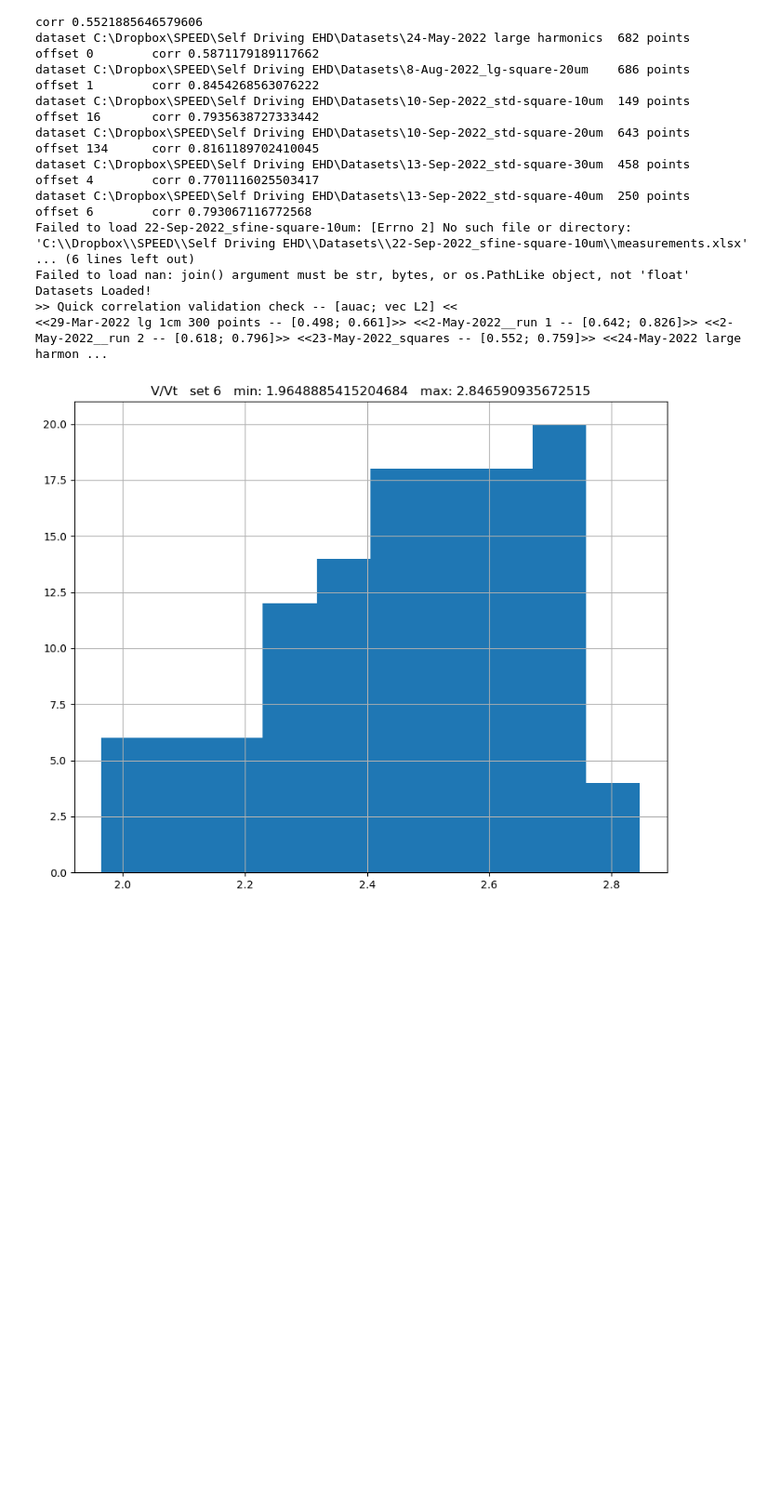
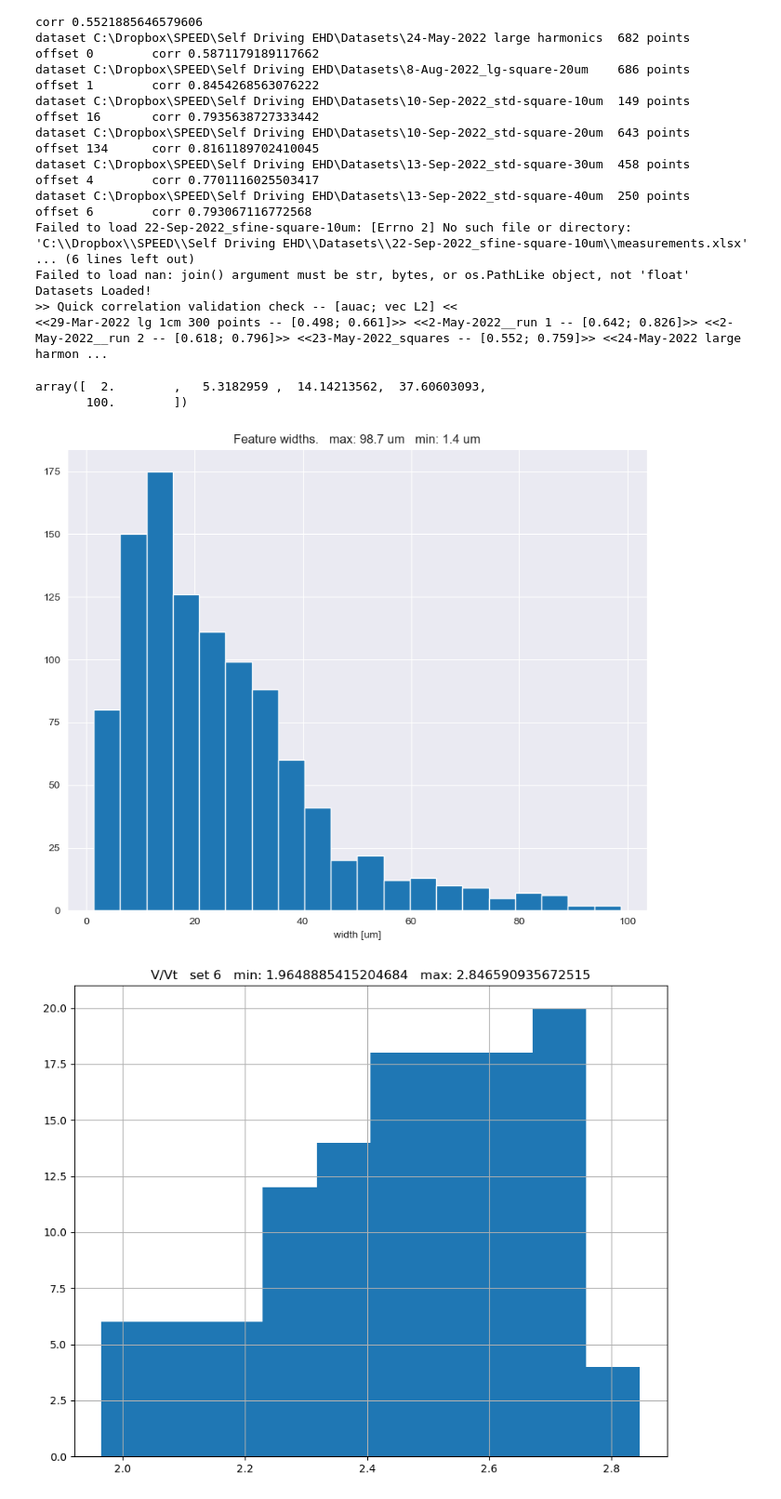
Before and after one commit to onakanob/ehd_exsitu, a Jupyter notebook: notebooks/X_range_visualizer.ipynb, the cells around one changed output. Shown at 93% size. Drawn from its saved outputs; the diff is of its cells as text; code cells hidden in the pictures; blank space fills up the shorter version.

```diff
--- a/notebooks/X_range_visualizer.ipynb
+++ b/notebooks/X_range_visualizer.ipynb
@@ -71,9 +75,26 @@ FILTERS = [
 pretrain_set, eval_set, _ = loader.folded_dataset(fold=0, xtype=XTYPE, ytype=YTYPE,
                                                   pretrain=True, filters=FILTERS)
 
-df = pd.DataFrame({'V': np.concatenate((eval_set['X'][:, 0], pretrain_set['X'][:, 0])),
-                   'w': np.concatenate((eval_set['X'][:, 1], pretrain_set['X'][:, 1])),
-                   'p': np.concatenate((eval_set['p'], pretrain_set['p'])).astype(int)})
+df = pd.DataFrame({
+    'V': np.concatenate((eval_set['X'][:, 0], pretrain_set['X'][:, 0])),
+    'w': np.concatenate((eval_set['X'][:, 1], pretrain_set['X'][:, 1])),
+    'p': np.concatenate((eval_set['p'], pretrain_set['p'])).astype(int),
+    'max_width': np.concatenate((eval_set['Y'], pretrain_set['Y'])),
+})
+# %%
+np.logspace(np.log10(2), 2, num=5)
+2, 5, 15, 40, 100
+# %% [output]
+array([  2.        ,   5.3182959 ,  14.14213562,  37.60603093,
+       100.        ])
+# %%
+df.max_width.hist(bins=20)
+sns.set_style('dark')
+plt.title(f"Feature widths.   max: {np.round(df.max_width.max(), 1)} um   min: {np.round(df.max_width.min(), 1)} um")
+plt.xlabel("width [um]")
+plt.savefig("square wave max_width hist.png")
+# %% [output]
+[figure, added]
 # %%
 for p in df.p.unique():
     df.V.loc[df.p == p].hist()
```
Also changed, not shown: parts of 2 cells of this notebook, 5 other files.
